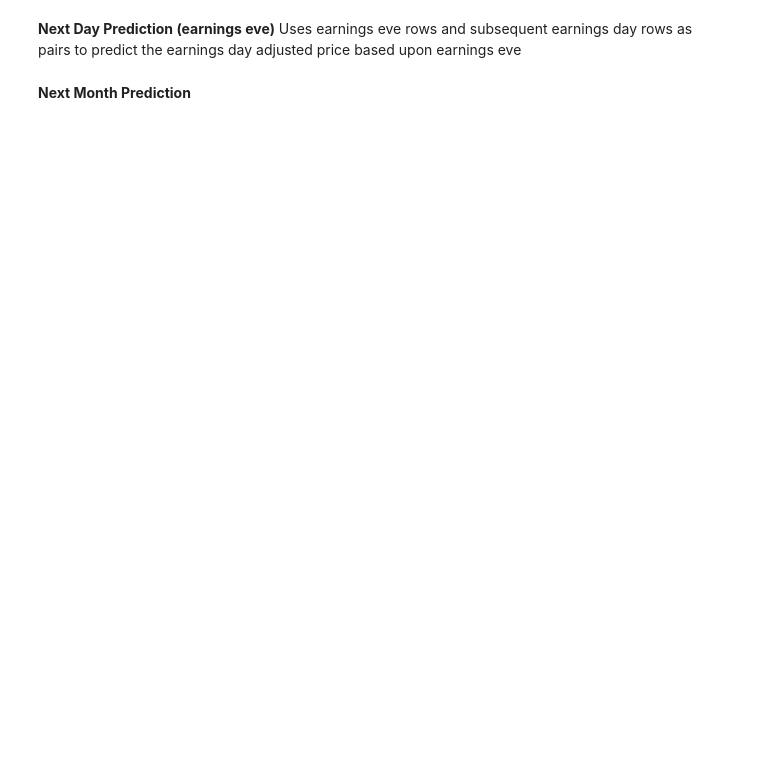
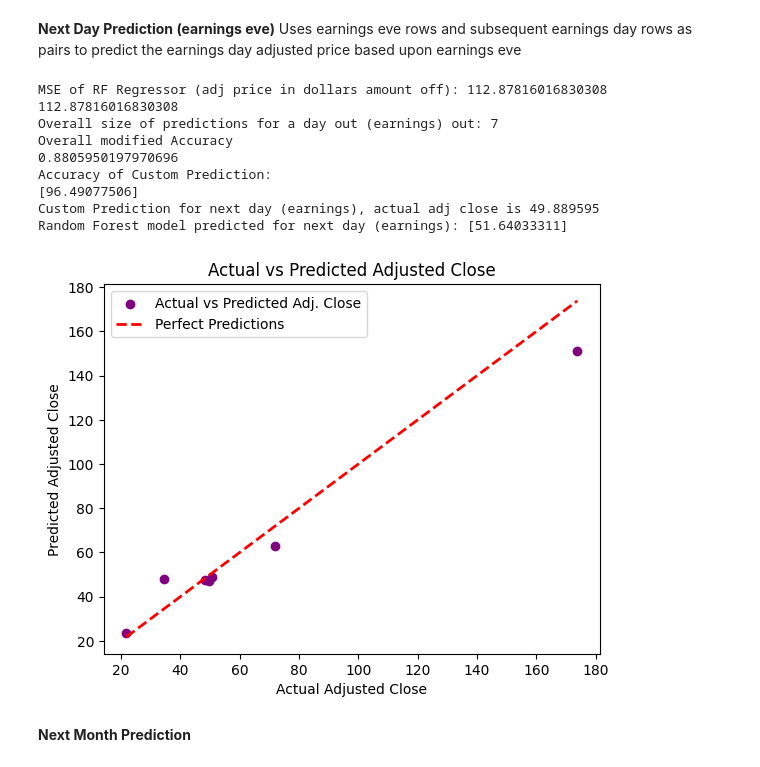
Before and after one commit to EliMartian/aapl_stock, a Jupyter notebook: aapl_stock_research.ipynb, the cells around one changed output. Saved outputs shown, nothing was run; the diff lists cells and outputs as text; code cells hidden in the pictures; blank space fills up the shorter version.

```diff
--- a/aapl_stock_research.ipynb
+++ b/aapl_stock_research.ipynb
@@ -898,8 +980,10 @@ X_test_scaled = scaler.transform(X_test)
 rf_regressor = RandomForestRegressor()
 
 param_grid = {
-    'n_estimators': [50, 100, 200],
-    'max_depth': [5, 7, 10],
+    'n_estimators': [50, 100],
+    'max_depth': [5, 7],
+    'min_samples_split': [2, 5],
+    'min_samples_leaf': [1, 2],
 }
 
 # Perform grid search with cross-validation
@@ -938,33 +1022,44 @@ print(np.mean(Abs_accuracy))
 custom_values = np.array([[54.762501,55.590000,54.202499,55.555000,233292800,1,0.7,0.73]])
 
 # This would be the next day after the above date (11/02/2018)
 actual_adj_value = 49.889595
 
 # Scale the custom input values using a standard scaker
 custom_values_scaled = scaler.transform(custom_values)
 
 # Make predictions with the Random Forest model
 # for our custom values (test example 11/01/2018 predicting 11/02/2018 adj close)
 custom_predictions = best_model.predict(custom_values_scaled)
 
 # Print the predictions
 print("Accuracy of Custom Prediction:")
 print((1 - np.abs(1 - custom_predictions / actual_adj_value)) * 100)
 
 print(f"Custom Prediction for next day (earnings), actual adj close is {actual_adj_value}")
 print(f"Random Forest model predicted for next day (earnings): {custom_predictions}")
 
 # Plot the actual difference between the predicted and actual adjusted close
 plt.scatter(results_df['Actual'], results_df['Predicted'], color='purple', label='Actual vs Predicted Adj. Close')
 
 # Plot a diagonal line representing perfect predictions
 plt.plot([results_df['Actual'].min(), results_df['Actual'].max()], [results_df['Actual'].min(), results_df['Actual'].max()], linestyle='--', color='red', linewidth=2, label='Perfect Predictions')
 
 plt.xlabel('Actual Adjusted Close')
 plt.ylabel('Predicted Adjusted Close')
 plt.title('Actual vs Predicted Adjusted Close')
 plt.legend()
 plt.show()
+# %% [output]
+MSE of RF Regressor (adj price in dollars amount off): 112.87816016830308
+112.87816016830308
+Overall size of predictions for a day out (earnings) out: 7
+Overall modified Accuracy
+0.8805950197970696
+Accuracy of Custom Prediction:
+[96.49077506]
+Custom Prediction for next day (earnings), actual adj close is 49.889595
+Random Forest model predicted for next day (earnings): [51.64033311]
+[figure, added]
 # %% [markdown]
 **Next Month Prediction**
 # %%
```
Also changed, not shown: parts of 28 cells of this notebook, 1 other file.
